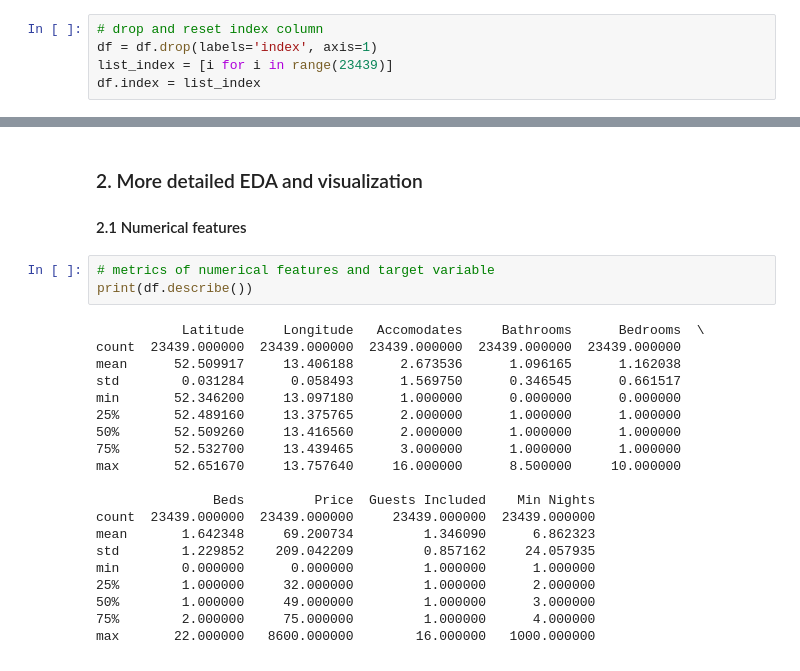
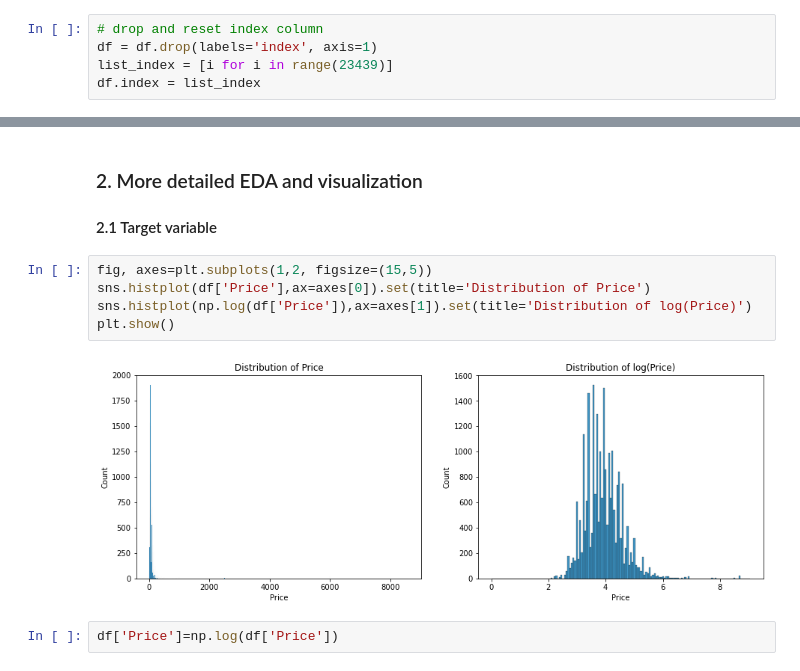
Before and after one commit to JulGras/Airbnb, a Jupyter notebook: Airbnb_Berlin.ipynb, the cells around one changed output, grey strips where cells are left out. Cells and saved outputs as stored; diff of their text form.

```diff
--- a/Airbnb_Berlin.ipynb
+++ b/Airbnb_Berlin.ipynb
@@ -230,26 +253,12 @@ Name: Price, dtype: float64
 # %% [markdown]
 ### 2. More detailed EDA and visualization
-#### 2.1 Numerical features
+#### 2.1 Target variable
-# %%
-# metrics of numerical features and target variable
-print(df.describe())
-# %% [output]
-           Latitude     Longitude   Accomodates     Bathrooms      Bedrooms  \
-count  23439.000000  23439.000000  23439.000000  23439.000000  23439.000000
-mean      52.509917     13.406188      2.673536      1.096165      1.162038
-std        0.031284      0.058493      1.569750      0.346545      0.661517
-min       52.346200     13.097180      1.000000      0.000000      0.000000
-25%       52.489160     13.375765      2.000000      1.000000      1.000000
-50%       52.509260     13.416560      2.000000      1.000000      1.000000
-75%       52.532700     13.439465      3.000000      1.000000      1.000000
-max       52.651670     13.757640     16.000000      8.500000     10.000000
-
-               Beds         Price  Guests Included    Min Nights
-count  23439.000000  23439.000000     23439.000000  23439.000000
-mean       1.642348     69.200734         1.346090      6.862323
-std        1.229852    209.042209         0.857162     24.057935
-min        0.000000      0.000000         1.000000      1.000000
-25%        1.000000     32.000000         1.000000      2.000000
-50%        1.000000     49.000000         1.000000      3.000000
-75%        2.000000     75.000000         1.000000      4.000000
-max       22.000000   8600.000000        16.000000   1000.000000
+# %%
+fig, axes=plt.subplots(1,2, figsize=(15,5))
+sns.histplot(df['Price'],ax=axes[0]).set(title='Distribution of Price')
+sns.histplot(np.log(df['Price']),ax=axes[1]).set(title='Distribution of log(Price)')
+plt.show()
+# %% [output]
+[figure, added]
+# %%
+df['Price']=np.log(df['Price'])
```
Also changed, not shown: parts of 11 cells of this notebook.
